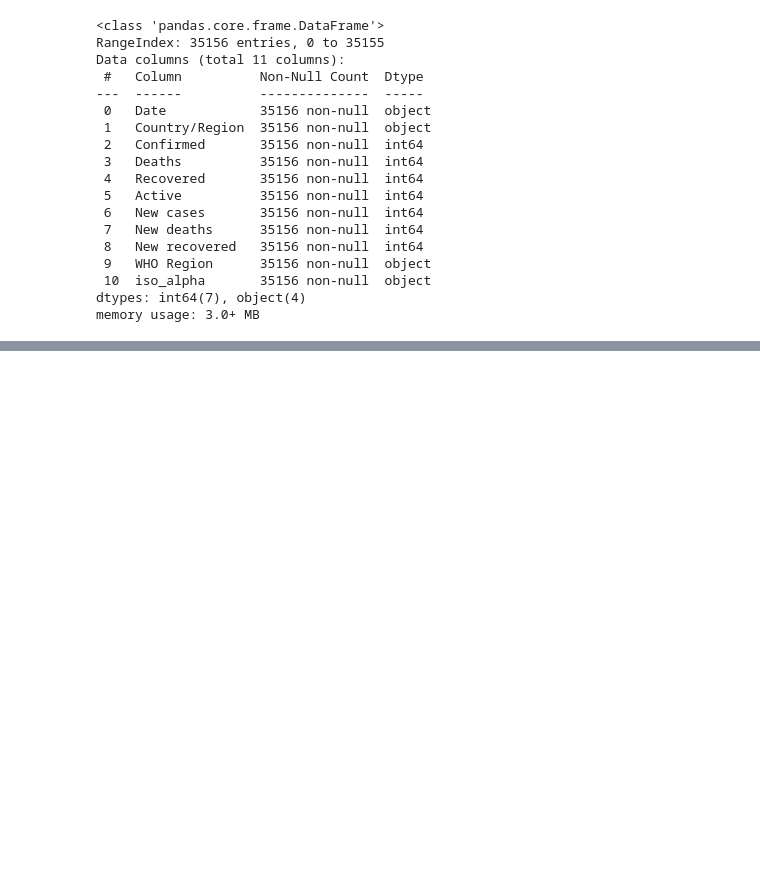
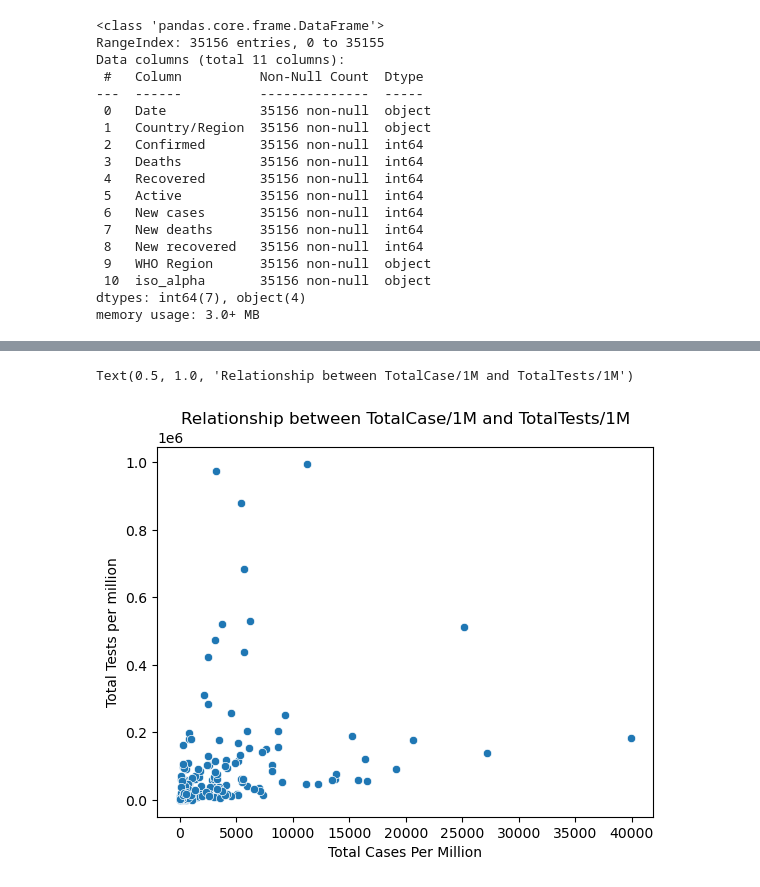
Before and after one commit to mynkchn/Drive-Into-Analysis, a Jupyter notebook: Covid Data Analysis/covid_data_analysis.ipynb, the cells around one changed output, grey strips where cells are left out. Drawn from its saved outputs; the diff is of its cells as text; code cells hidden in the pictures; blank space fills up the shorter version.

```diff
--- a/Covid Data Analysis/covid_data_analysis.ipynb
+++ b/Covid Data Analysis/covid_data_analysis.ipynb
@@ -95,0 +104,3 @@ px.bar(covid.head(15),x='Country/Region',y='TotalCases',color='TotalCases',heigh
+# %%
+# highest case fatality rate
+covid['CaseFatalityRate']=covid['TotalDeaths']/covid['TotalCases']
@@ -95,0 +130,2 @@ px.bar(covid.head(15),x='Country/Region',y='TotalCases',color='TotalCases',heigh
+# %%
+covid.rename(columns={'Tot Cases/1M pop':'TotalCases/1M','Tests/1M pop':'TotalTests/1M'},inplace=True)
@@ -95,0 +135,8 @@ px.bar(covid.head(15),x='Country/Region',y='TotalCases',color='TotalCases',heigh
+# %%
+sns.scatterplot(x='TotalCases/1M',y='TotalTests/1M',data=covid)
+plt.xlabel('Total Cases Per Million')
+plt.ylabel('Total Tests per million')
+plt.title('Relationship between TotalCase/1M and TotalTests/1M')
+# %% [output]
+Text(0.5, 1.0, 'Relationship between TotalCase/1M and TotalTests/1M')
+[figure, added]
```
Also changed, not shown: parts of 23 cells of this notebook, 2 other files.
